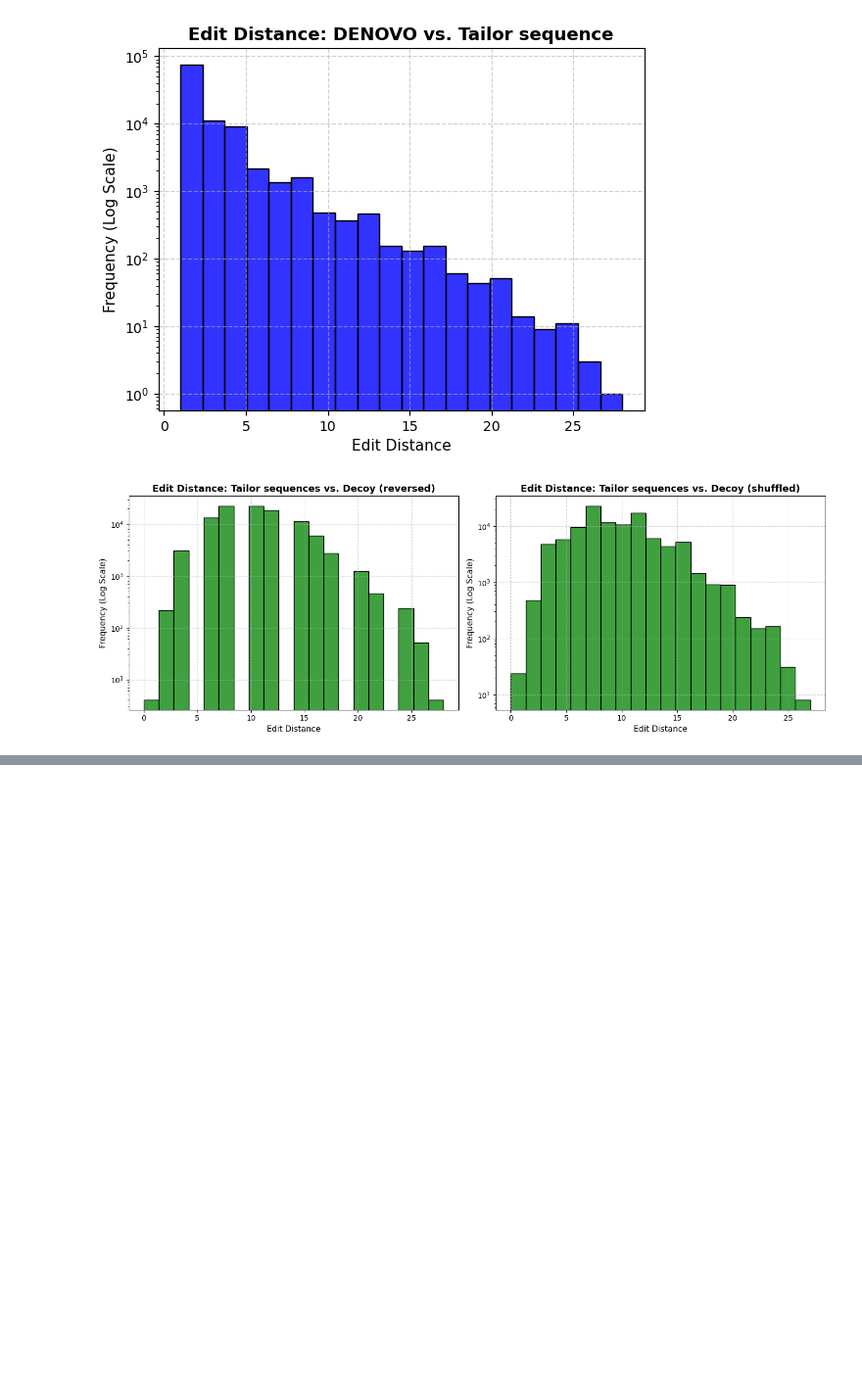
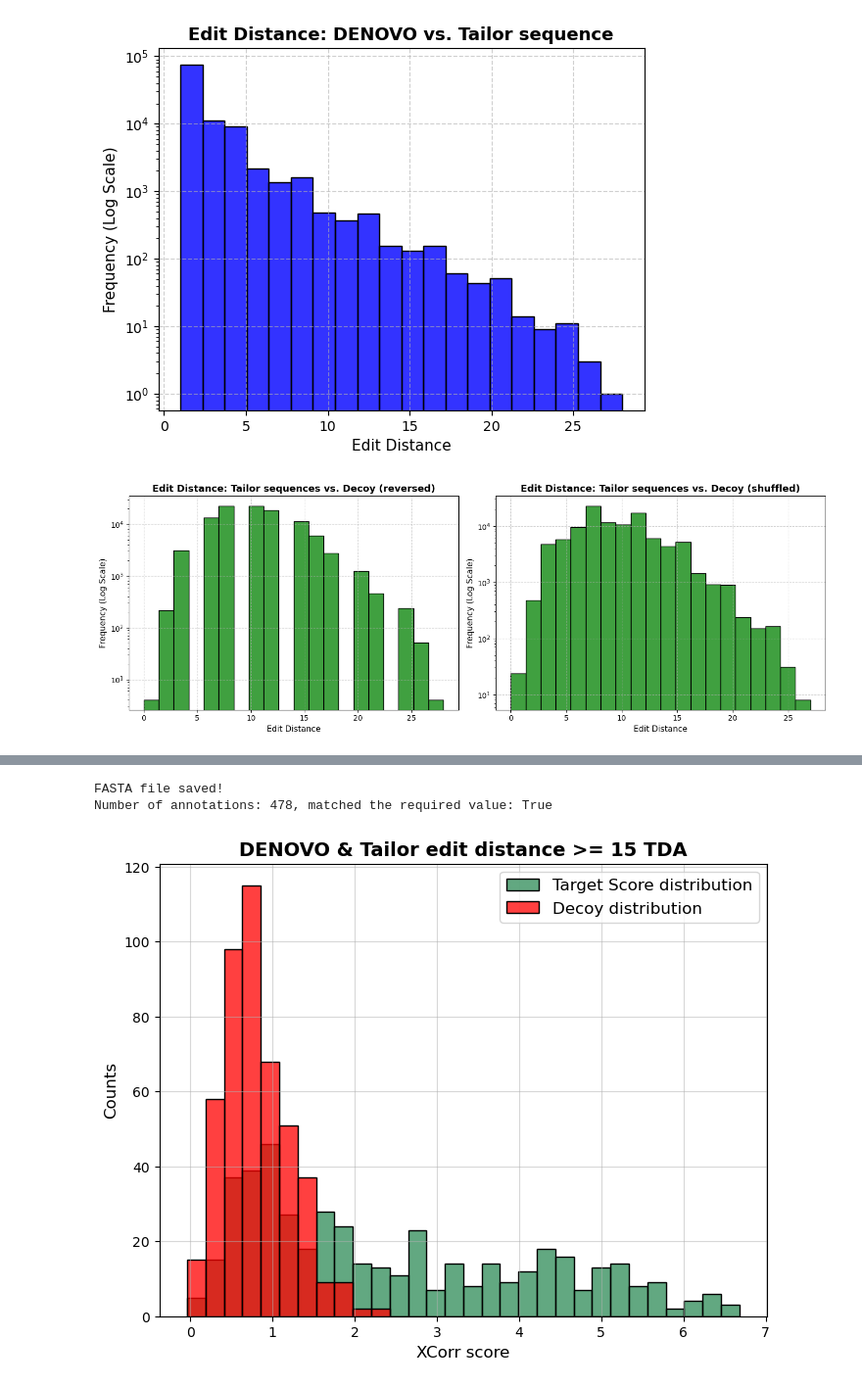
Before and after one commit to coranmiel/FDR-analysis-for-tandem-mass-spectrometry, a Jupyter notebook: Searching + results.ipynb, the cells around one changed output, grey strips where cells are left out. Shown at 98% size. Cells and saved outputs as stored; diff of their text form; code cells hidden in the pictures; blank space fills up the shorter version.

```diff
--- a/Searching + results.ipynb
+++ b/Searching + results.ipynb
@@ -186,2 +190,24 @@ Mgf-processing file saved!
+# %%
+'''
+4th search:
+pepnet (DENOVO) sequences,
+edit distance pepnet-tailor more or equal to 15
+'''
+
+output_path_fasta4 = 'fasta/incorrect_ppm.pepnet.edit-me15.fasta'
+
+print(convert_to_fasta(output_path_fasta4, incorrect_ppm_edit_dist, 'DENOVO'))
+print(check_fasta_file(output_path_fasta4, incorrect_ppm_edit_dist))
+
+
+title4 = 'DENOVO & Tailor edit distance >= 15 TDA'
+target_df4 = pd.read_csv('search-results/pepnet-edit_distance_me15.tide-search.target.txt', sep='\t')
+decoy_df4 = pd.read_csv('search-results/pepnet-edit_distance_me15.tide-search.decoy.txt', sep='\t')
+
+plot_distribution(target_df4, decoy_df4, 30, title4)
+# %% [output]
+FASTA file saved!
+Number of annotations: 478, matched the required value: True
+[figure, added]
 # %%
 '''
```
Also changed, not shown: parts of 6 cells of this notebook.
